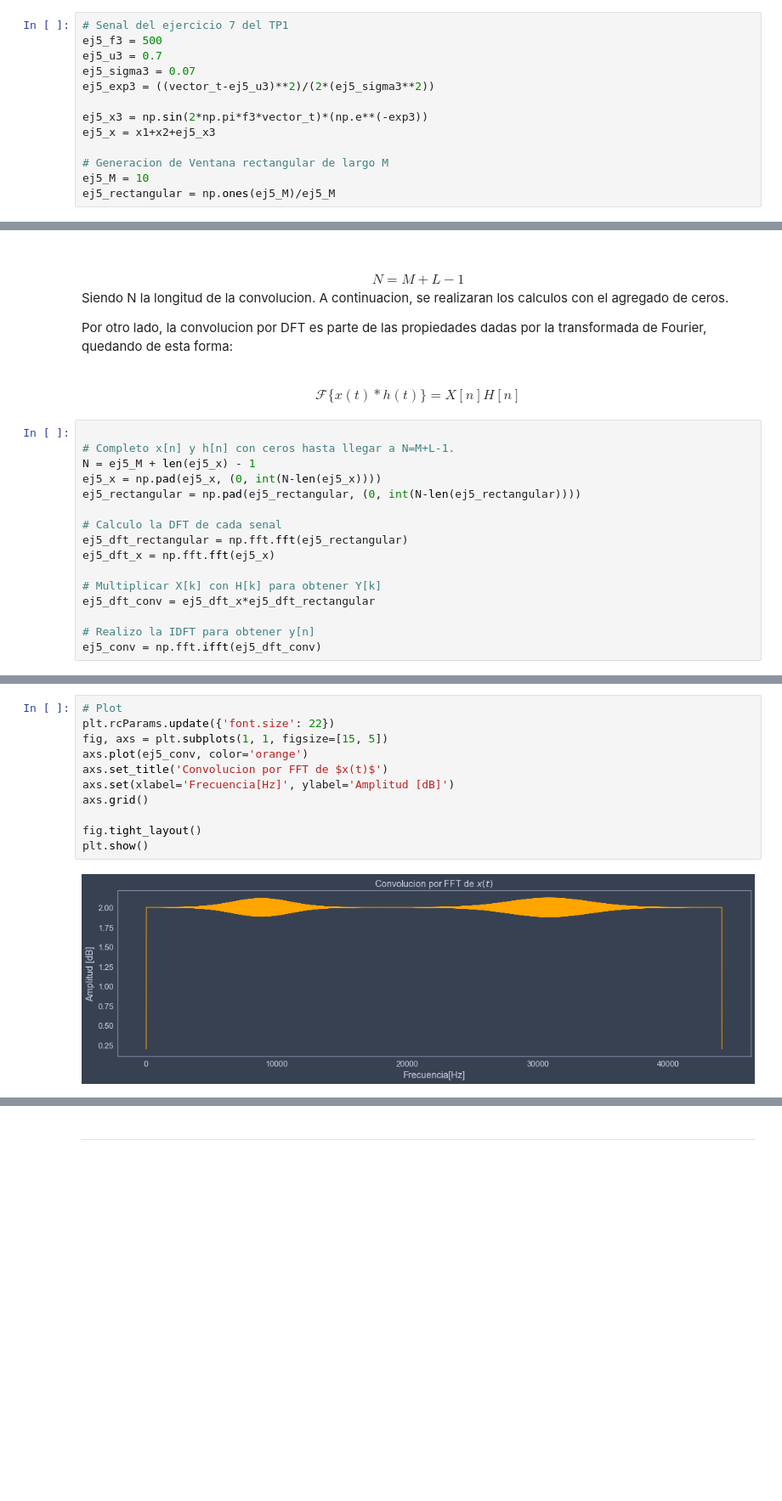
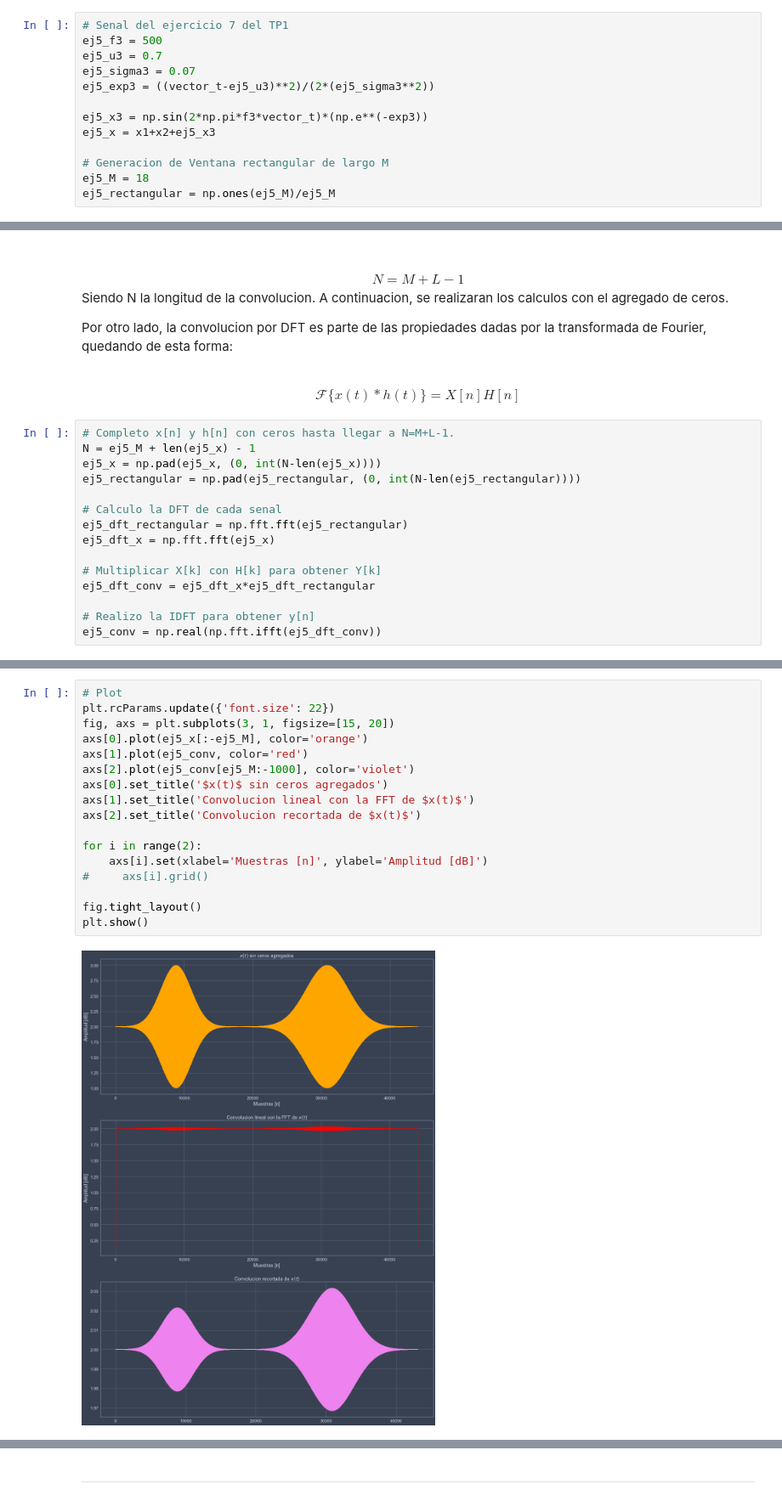
Before and after one commit to reborafs/dsp-untref, a Jupyter notebook: TPs/tp2/TP2.ipynb, the cells around one changed output, grey strips where cells are left out. Shown at 85% size. Saved outputs shown, nothing was run; the diff lists cells and outputs as text; blank space fills up the shorter version.

```diff
--- a/TPs/tp2/TP2.ipynb
+++ b/TPs/tp2/TP2.ipynb
@@ -345,7 +345,7 @@ ej5_x3 = np.sin(2*np.pi*f3*vector_t)*(np.e**(-exp3))
 ej5_x = x1+x2+ej5_x3
 
 # Generacion de Ventana rectangular de largo M
-ej5_M = 10
+ej5_M = 18
 ej5_rectangular = np.ones(ej5_M)/ej5_M
 # %% [markdown]
 El largo que debe tener la senal para ser una convolucion lineal esta determinado por el largo de ambas señales.
@@ -360,7 +360,6 @@ Por otro lado, la convolucion por DFT es parte de las propiedades dadas por la t
 
 <center>$\mathscr{F}\{x(t)*h(t)\} = X[n]H[n]$</center>
 # %%
-
 # Completo x[n] y h[n] con ceros hasta llegar a N=M+L-1.
 N = ej5_M + len(ej5_x) - 1
 ej5_x = np.pad(ej5_x, (0, int(N-len(ej5_x))))
@@ -374,4 +373,4 @@ ej5_dft_x = np.fft.fft(ej5_x)
 ej5_dft_conv = ej5_dft_x*ej5_dft_rectangular
 
 # Realizo la IDFT para obtener y[n]
-ej5_conv = np.fft.ifft(ej5_dft_conv)
+ej5_conv = np.real(np.fft.ifft(ej5_dft_conv))
@@ -388,13 +379,19 @@ COMO HAGO PARA GRAFICARLA BIEN COMO SI ESTUVIERA EN MODO VALID
 # %%
 # Plot
 plt.rcParams.update({'font.size': 22})
-fig, axs = plt.subplots(1, 1, figsize=[15, 5])
-axs.plot(ej5_conv, color='orange')
-axs.set_title('Convolucion por FFT de $x(t)$')
-axs.set(xlabel='Frecuencia[Hz]', ylabel='Amplitud [dB]')
-axs.grid()
+fig, axs = plt.subplots(3, 1, figsize=[15, 20])
+axs[0].plot(ej5_x[:-ej5_M], color='orange')
+axs[1].plot(ej5_conv, color='red')
+axs[2].plot(ej5_conv[ej5_M:-1000], color='violet')
+axs[0].set_title('$x(t)$ sin ceros agregados')
+axs[1].set_title('Convolucion lineal con la FFT de $x(t)$')
+axs[2].set_title('Convolucion recortada de $x(t)$')
+
+for i in range(2):
+    axs[i].set(xlabel='Muestras [n]', ylabel='Amplitud [dB]')
+#     axs[i].grid()
 
 fig.tight_layout()
 plt.show()
 # %% [output]
-[figure, old version]
+[figure, new version]
```
Also changed, not shown: parts of 16 cells of this notebook.
